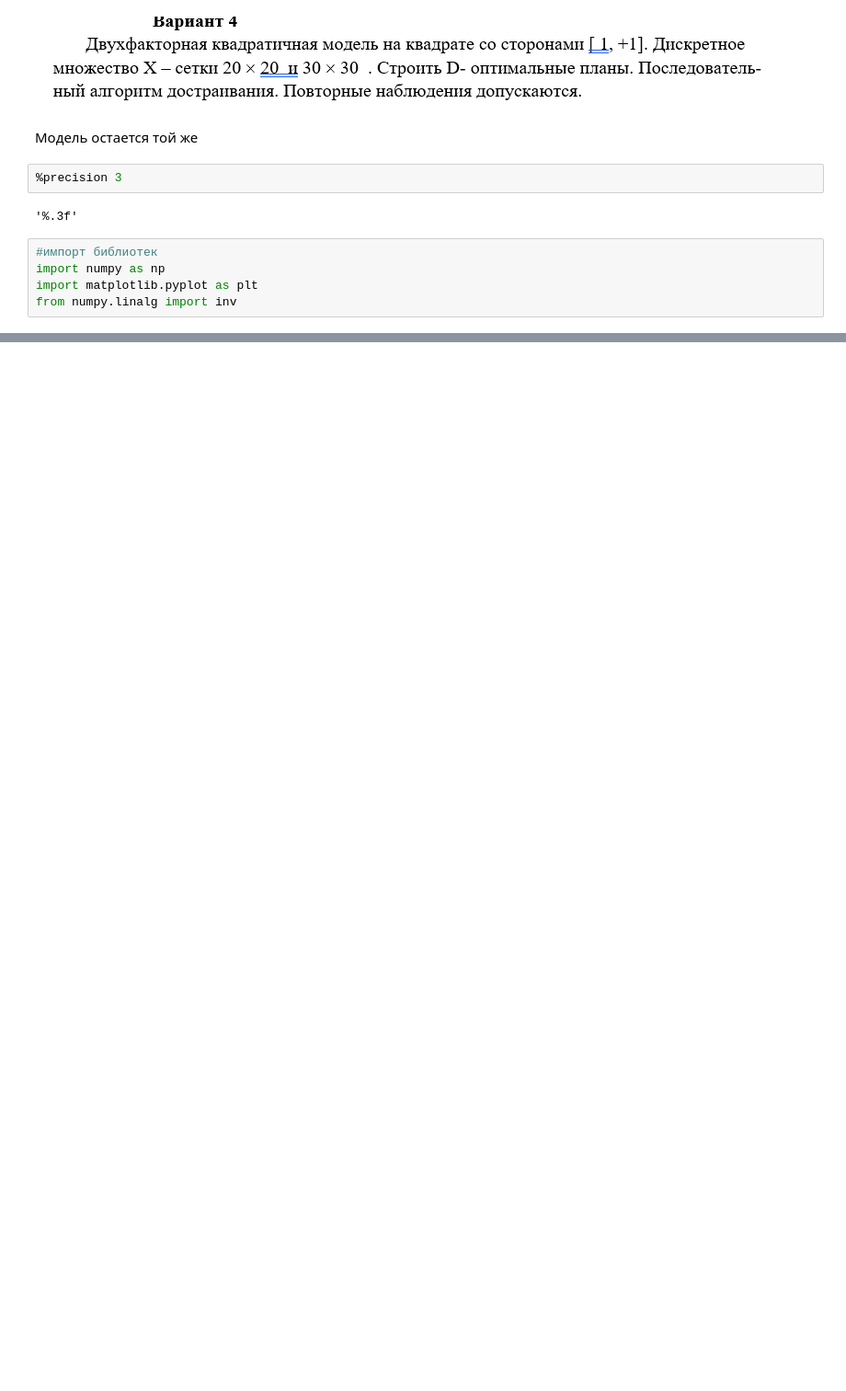
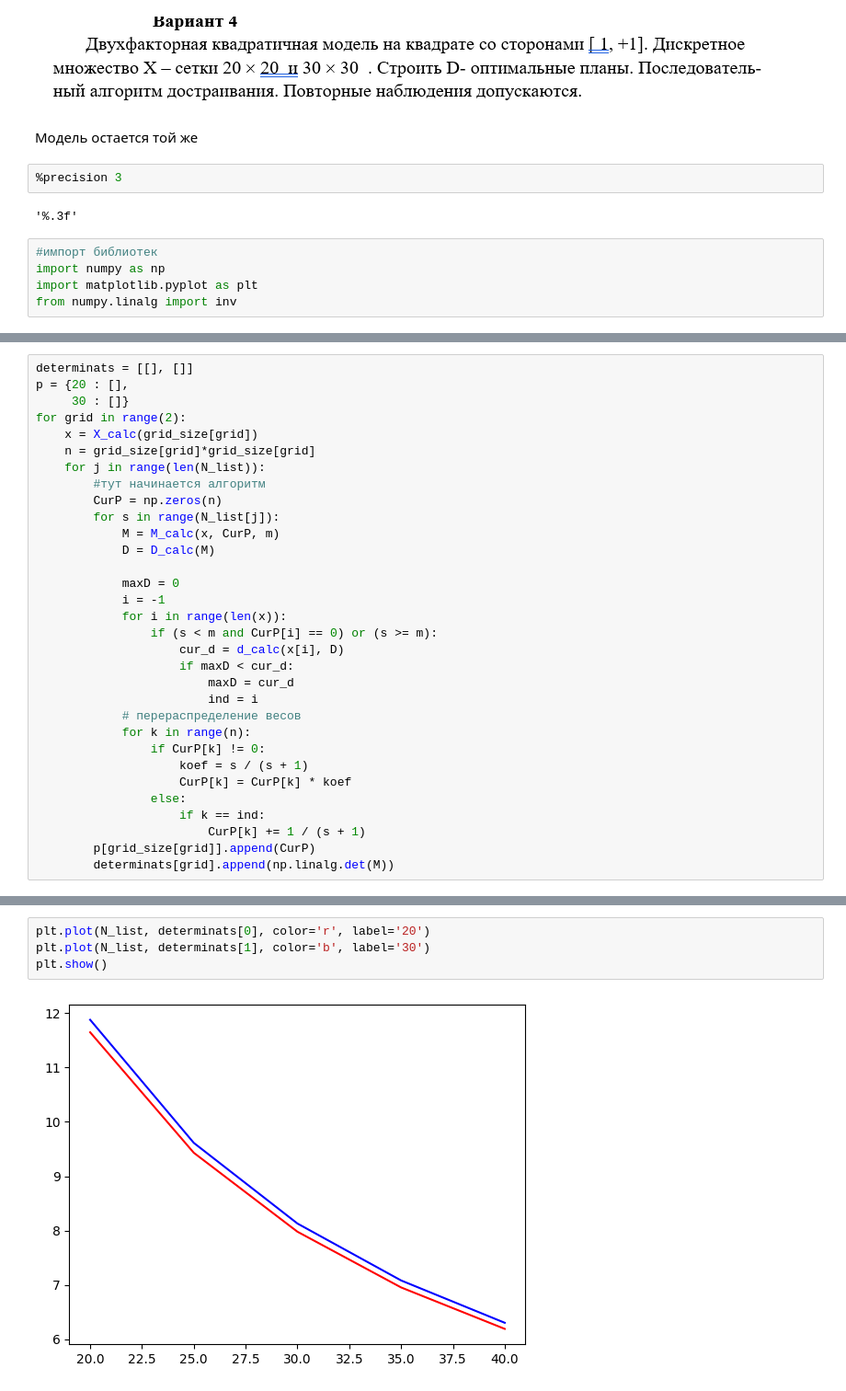
Before and after one commit to lalalaoalla/PiAE, a Jupyter notebook: Лаб3/лаб3.ipynb, the cells around one changed output, grey strips where cells are left out. Shown at 92% size. Cells and saved outputs as stored; diff of their text form; blank space fills up the shorter version.

```diff
--- a/Лаб3/лаб3.ipynb
+++ b/Лаб3/лаб3.ipynb
@@ -73,0 +66,32 @@ def our_algoritm(grid_size):
+# %%
+determinats = [[], []]
+p = {20 : [],
+     30 : []}
+for grid in range(2):
+    x = X_calc(grid_size[grid])
+    n = grid_size[grid]*grid_size[grid]
+    for j in range(len(N_list)):
+        #тут начинается алгоритм
+        CurP = np.zeros(n)
+        for s in range(N_list[j]):
+            M = M_calc(x, CurP, m)
+            D = D_calc(M)
+
+            maxD = 0
+            i = -1
+            for i in range(len(x)):
+                if (s < m and CurP[i] == 0) or (s >= m):
+                    cur_d = d_calc(x[i], D)
+                    if maxD < cur_d:
+                        maxD = cur_d
+                        ind = i
+            # перераспределение весов
+            for k in range(n):
+                if CurP[k] != 0:
+                    koef = s / (s + 1)
+                    CurP[k] = CurP[k] * koef
+                else:
+                    if k == ind:
+                        CurP[k] += 1 / (s + 1)
+        p[grid_size[grid]].append(CurP)
+        determinats[grid].append(np.linalg.det(M))
@@ -73,0 +120,6 @@ def our_algoritm(grid_size):
+# %%
+plt.plot(N_list, determinats[0], color='r', label='20')
+plt.plot(N_list, determinats[1], color='b', label='30')
+plt.show()
+# %% [output]
+[figure, added]
```
Also changed, not shown: parts of 10 cells of this notebook, 2 other files.
